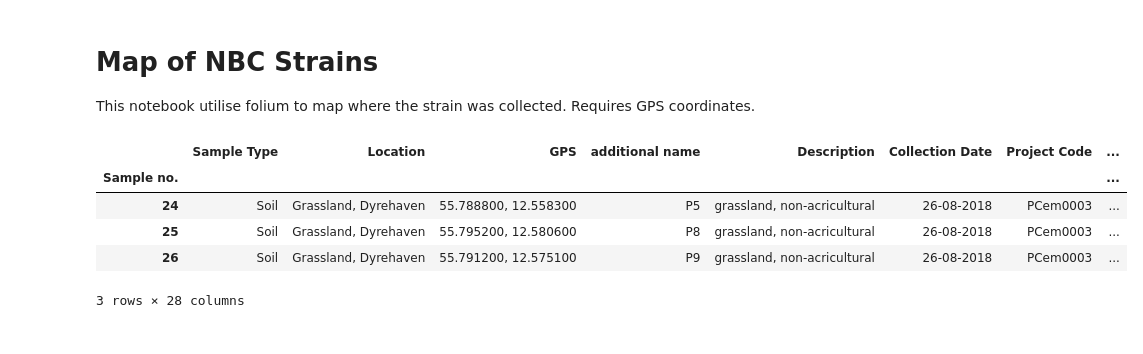
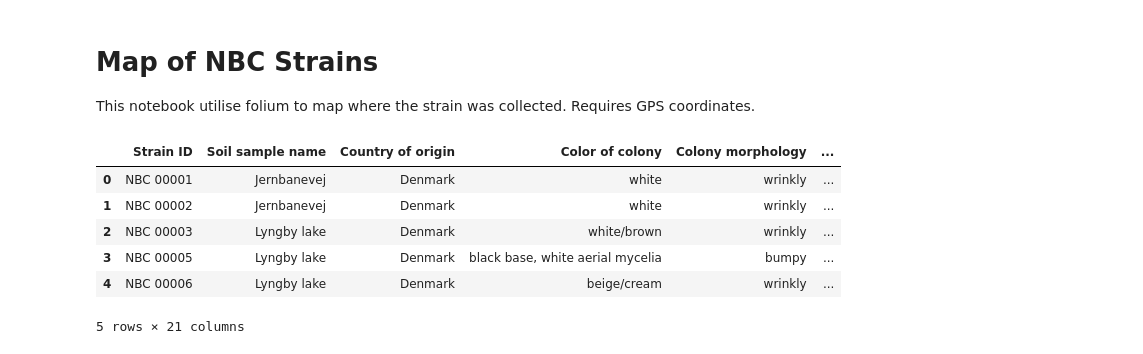
Before and after one commit to NBChub/strainmap, a Jupyter notebook: notebook/strainmap.ipynb, the cells around one changed output. Drawn from its saved outputs; the diff is of its cells as text; code cells hidden in the pictures.

```diff
--- a/notebook/strainmap.ipynb
+++ b/notebook/strainmap.ipynb
@@ -10,11 +34,12 @@ from IPython.display import display, IFrame
 # %%
-# load metadata in ../data
-df = pd.read_csv('../data/dyrehavn_metadata.csv', index_col=0)
-df
+# load data
+df_nbc = pd.read_csv('../data/df_strains.csv')
+df_nbc.head()
 # %% [output]
-|  | Sample Type | Location | GPS | additional name | Description | Collection Date | Project Code | ... |
-| Sample no. |  |  |  |  |  |  |  | ... |
-| 24 | Soil | Grassland, Dyrehaven | 55.788800, 12.558300 | P5 | grassland, non-acricultural | 26-08-2018 | PCem0003 | ... |
-| 25 | Soil | Grassland, Dyrehaven | 55.795200, 12.580600 | P8 | grassland, non-acricultural | 26-08-2018 | PCem0003 | ... |
-| 26 | Soil | Grassland, Dyrehaven | 55.791200, 12.575100 | P9 | grassland, non-acricultural | 26-08-2018 | PCem0003 | ... |
+|  | Strain ID | Soil sample name | Country of origin | Color of colony | Colony morphology | ... |
+| 0 | NBC 00001 | Jernbanevej | Denmark | white | wrinkly | ... |
+| 1 | NBC 00002 | Jernbanevej | Denmark | white | wrinkly | ... |
+| 2 | NBC 00003 | Lyngby lake | Denmark | white/brown | wrinkly | ... |
+| 3 | NBC 00005 | Lyngby lake | Denmark | black base, white aerial mycelia | bumpy | ... |
+| 4 | NBC 00006 | Lyngby lake | Denmark | beige/cream | wrinkly | ... |
-3 rows × 28 columns
+5 rows × 21 columns
```
Also changed, not shown: parts of 8 cells of this notebook, 4 other files.
